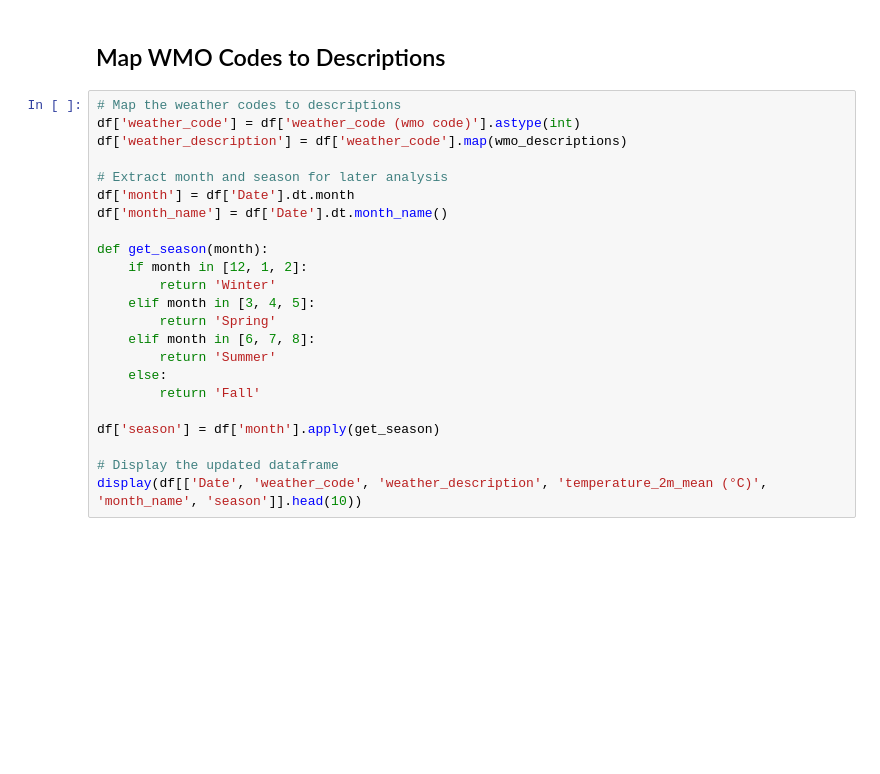
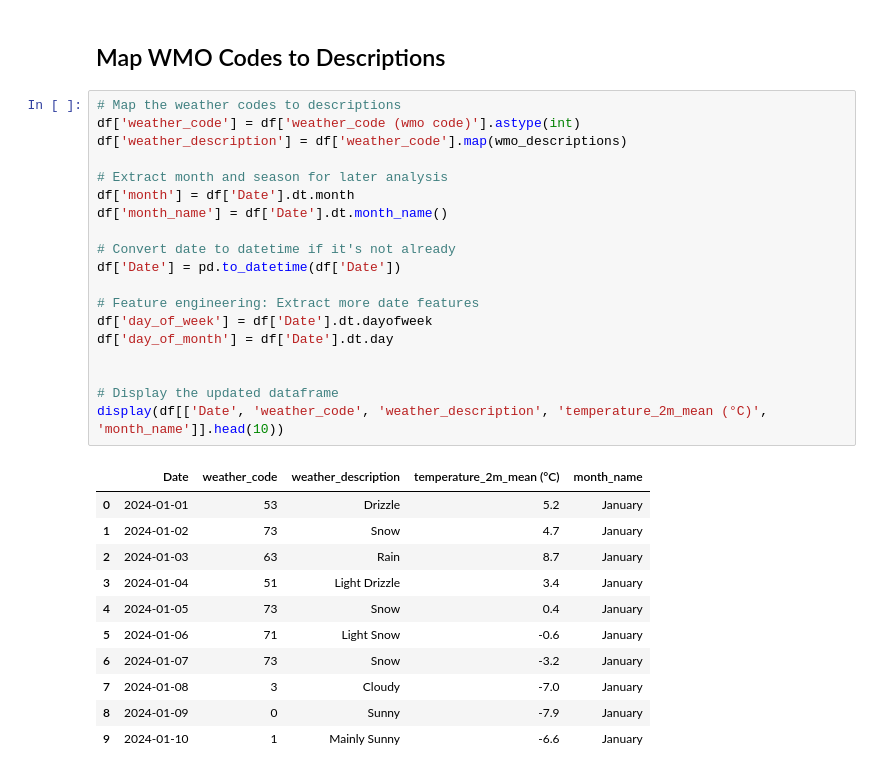
Before and after one commit to Lennartstachowiak/future-proof, a Jupyter notebook: notebooks/berlin_weather_visualization.ipynb, the cells around one changed output. Saved outputs shown, nothing was run; the diff lists cells and outputs as text; blank space fills up the shorter version.

```diff
--- a/notebooks/berlin_weather_visualization.ipynb
+++ b/notebooks/berlin_weather_visualization.ipynb
@@ -62,23 +67,31 @@ for code in sorted(list(wmo_descriptions.keys())[:10]):
 # %%
 # Map the weather codes to descriptions
 df['weather_code'] = df['weather_code (wmo code)'].astype(int)
 df['weather_description'] = df['weather_code'].map(wmo_descriptions)
 
 # Extract month and season for later analysis
 df['month'] = df['Date'].dt.month
 df['month_name'] = df['Date'].dt.month_name()
 
-def get_season(month):
-    if month in [12, 1, 2]:
-        return 'Winter'
-    elif month in [3, 4, 5]:
-        return 'Spring'
-    elif month in [6, 7, 8]:
-        return 'Summer'
-    else:
-        return 'Fall'
+# Convert date to datetime if it's not already
+df['Date'] = pd.to_datetime(df['Date'])
 
-df['season'] = df['month'].apply(get_season)
+# Feature engineering: Extract more date features
+df['day_of_week'] = df['Date'].dt.dayofweek
+df['day_of_month'] = df['Date'].dt.day
+
 
 # Display the updated dataframe
-display(df[['Date', 'weather_code', 'weather_description', 'temperature_2m_mean (°C)', 'month_name', 'season']].head(10))
+display(df[['Date', 'weather_code', 'weather_description', 'temperature_2m_mean (°C)', 'month_name']].head(10))
+# %% [output]
+|  | Date | weather_code | weather_description | temperature_2m_mean (°C) | month_name |
+| 0 | 2024-01-01 | 53 | Drizzle | 5.2 | January |
+| 1 | 2024-01-02 | 73 | Snow | 4.7 | January |
+| 2 | 2024-01-03 | 63 | Rain | 8.7 | January |
+| 3 | 2024-01-04 | 51 | Light Drizzle | 3.4 | January |
+| 4 | 2024-01-05 | 73 | Snow | 0.4 | January |
+| 5 | 2024-01-06 | 71 | Light Snow | -0.6 | January |
+| 6 | 2024-01-07 | 73 | Snow | -3.2 | January |
+| 7 | 2024-01-08 | 3 | Cloudy | -7.0 | January |
+| 8 | 2024-01-09 | 0 | Sunny | -7.9 | January |
+| 9 | 2024-01-10 | 1 | Mainly Sunny | -6.6 | January |
```
Also changed, not shown: parts of 5 cells of this notebook, 13 other files.
